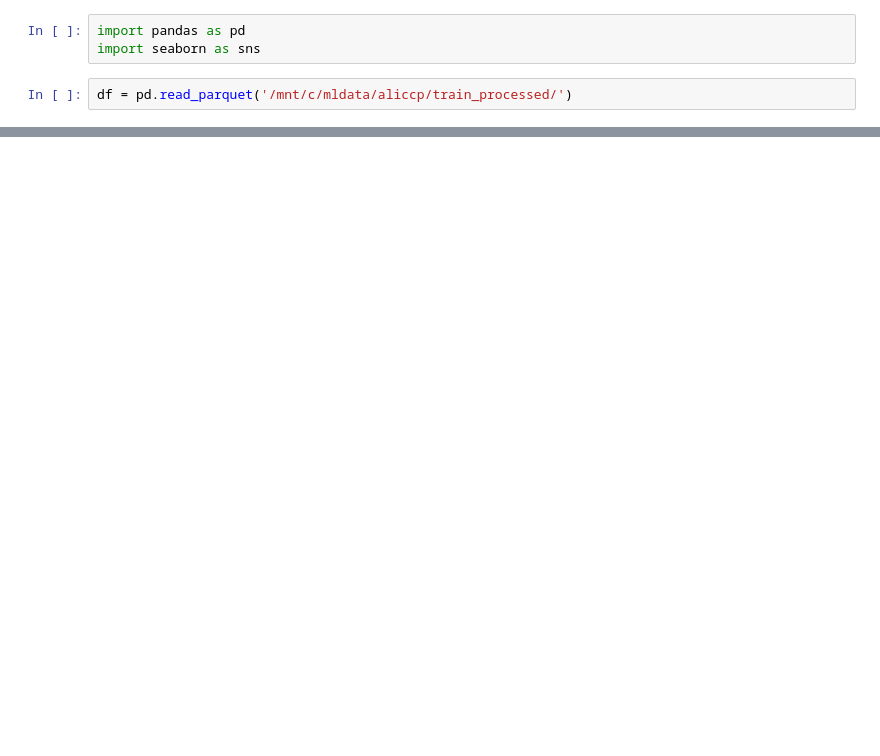
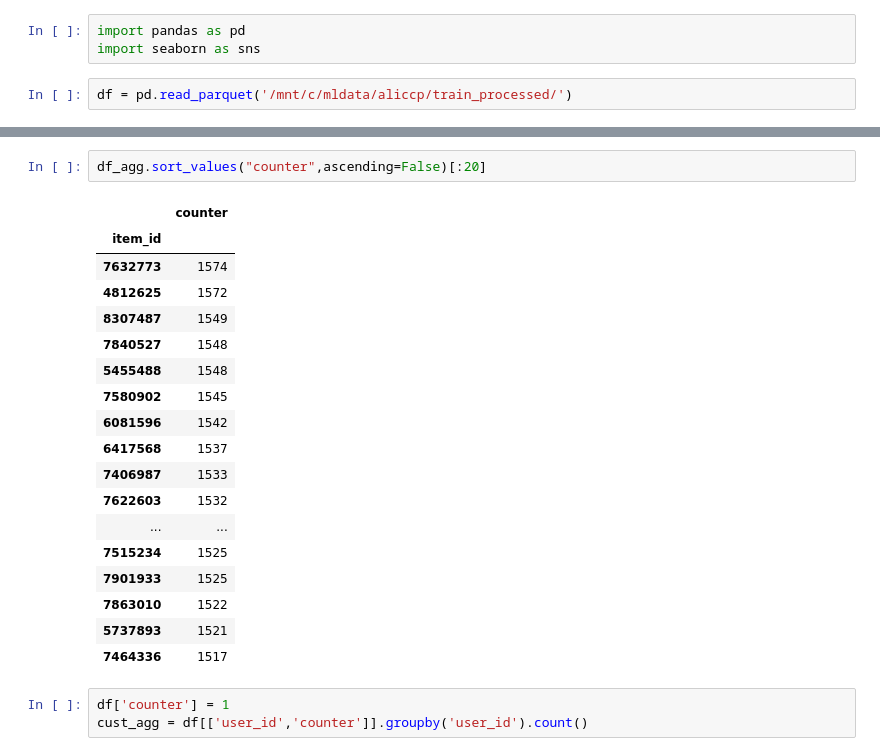
Before and after one commit to paulbruffett/multistage-recommenders, a Jupyter notebook: DataExploration.ipynb, the cells around one changed output, grey strips where cells are left out. Drawn from its saved outputs; the diff is of its cells as text; blank space fills up the shorter version.

```diff
--- a/DataExploration.ipynb
+++ b/DataExploration.ipynb
@@ -32,0 +55,24 @@ df_agg
+# %%
+df_agg.sort_values("counter",ascending=False)[:20]
+# %% [output]
+|  | counter |
+| item_id |  |
+| 7632773 | 1574 |
+| 4812625 | 1572 |
+| 8307487 | 1549 |
+| 7840527 | 1548 |
+| 5455488 | 1548 |
+| 7580902 | 1545 |
+| 6081596 | 1542 |
+| 6417568 | 1537 |
+| 7406987 | 1533 |
+| 7622603 | 1532 |
+| ... | ... |
+| 7515234 | 1525 |
+| 7901933 | 1525 |
+| 7863010 | 1522 |
+| 5737893 | 1521 |
+| 7464336 | 1517 |
+# %%
+df['counter'] = 1
+cust_agg = df[['user_id','counter']].groupby('user_id').count()
```
Also changed, not shown: parts of 14 cells of this notebook, 6 other files.
